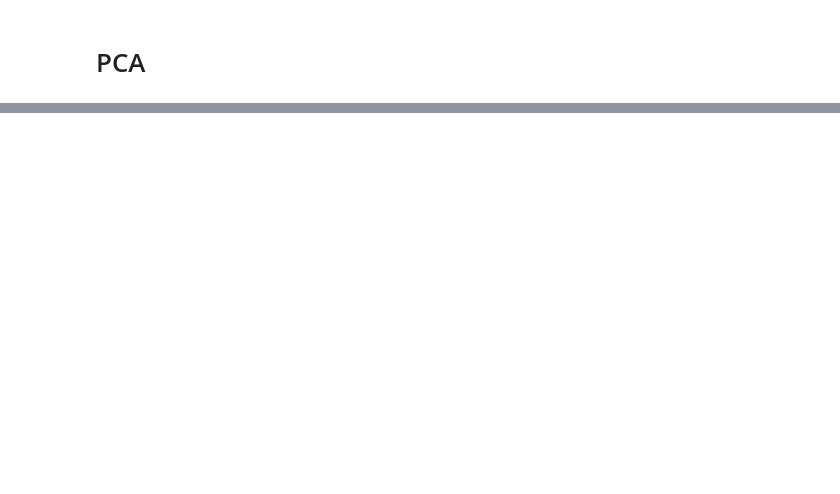
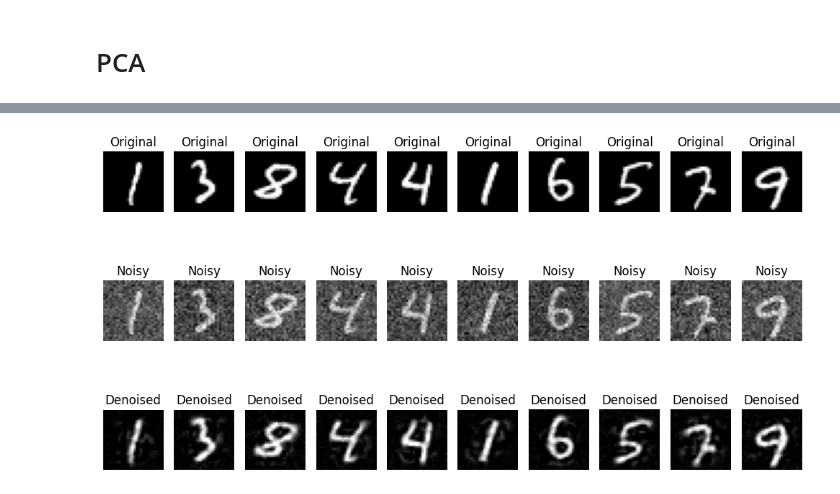
Before and after one commit to DBTomCat/IML_Project_Phase3, a Jupyter notebook: Image_Denoising.ipynb, the cells around one changed output, grey strips where cells are left out. Cells and saved outputs as stored; diff of their text form; code cells hidden in the pictures; blank space fills up the shorter version.

```diff
--- a/Image_Denoising.ipynb
+++ b/Image_Denoising.ipynb
@@ -289,0 +205,44 @@ RuntimeError: shape '[60000, -1]' is invalid for input of size 7840000
+# %%
+
+from sklearn.preprocessing import MinMaxScaler
+
+train_loader_pca = torch.utils.data.DataLoader(train_dataset, batch_size=batch_size*100, shuffle=True)
+set, _ = next(iter(train_loader_pca))
+trainset = set.numpy().reshape(-1, 784)
+trainset = MinMaxScaler().fit_transform(trainset)
+
+rng = np.random.RandomState(0)
+noise = rng.normal(scale=std_dev, size=trainset.shape)
+trainset = trainset + noise
+
+
+pca = PCA(n_components=100)
+
+_ = pca.fit(trainset)
+# %%
+X_reconstructed_pca = pca.inverse_transform(pca.transform(noisy_images.reshape(-1, 784)))
+X_reconstructed_pca = X_reconstructed_pca.reshape(-1, 28, 28)
+X_reconstructed_pca = X_reconstructed_pca * (X_reconstructed_pca > 0 * 1.0)
+X_reconstructed_pca[X_reconstructed_pca > 1] = 1
+
+fig, axes = plt.subplots(nrows=3, ncols=num_images, figsize=(10, 6))
+
+for i, id in enumerate(idx):
+    axes[0, i].imshow(np.squeeze(images[id]), cmap='gray')
+    axes[0, i].axis('off')
+    axes[0, i].set_title('Original')
+
+    axes[1, i].imshow(np.squeeze(noisy_images[id]), cmap='gray')
+    axes[1, i].axis('off')
+    axes[1, i].set_title('Noisy')
+
+
+    axes[2, i].imshow(X_reconstructed_pca[id], cmap='gray')
+
+    axes[2, i].axis('off')
+    axes[2, i].set_title('Denoised')
+
+plt.tight_layout()
+plt.show()
+# %% [output]
+[figure, added]
```
Also changed, not shown: parts of 5 cells of this notebook.
